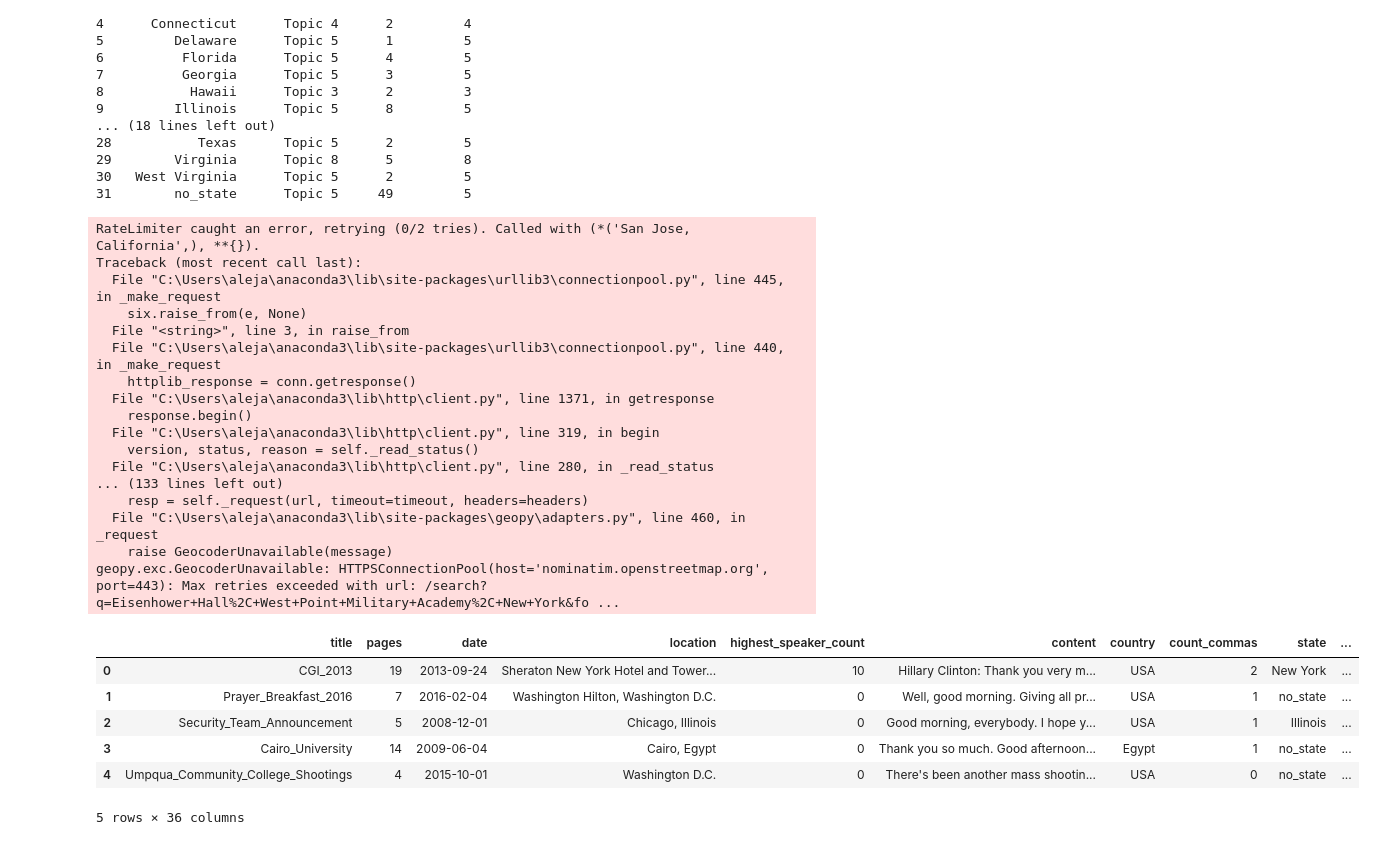
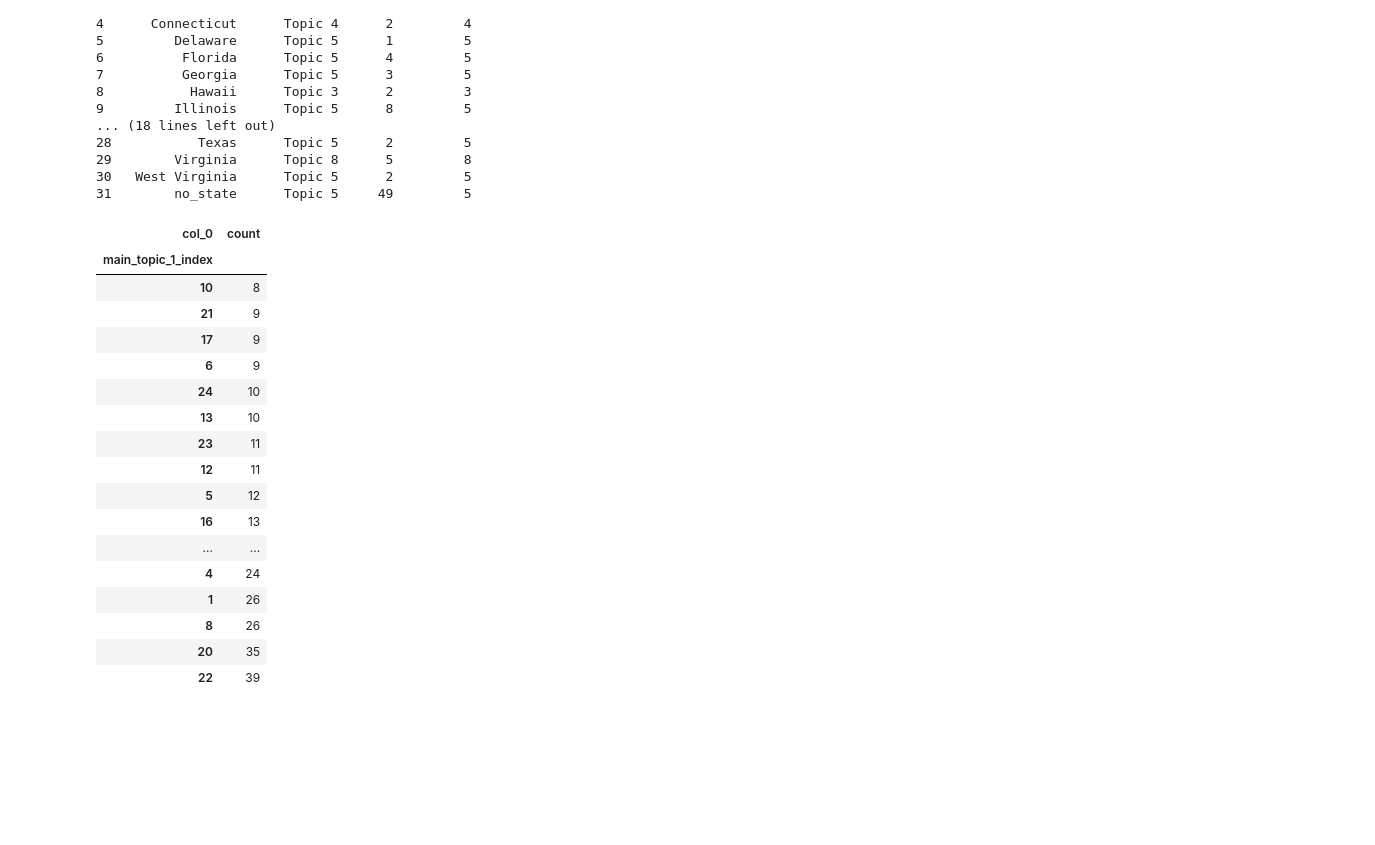
Before and after one commit to jfsalcedo10/mda-kuwait, a Jupyter notebook: components/notebooks/Visualization Topic Classification.ipynb, the cells around one changed output. Saved outputs shown, nothing was run; the diff lists cells and outputs as text; code cells hidden in the pictures; blank space fills up the shorter version.

```diff
--- a/components/notebooks/Visualization Topic Classification.ipynb
+++ b/components/notebooks/Visualization Topic Classification.ipynb
@@ -9,4 +9,4 @@ import matplotlib.pyplot as plt
 import seaborn as sns
 # %%
 project_path = Path().resolve().parent
-csv_path = project_path / "sentiment_analysis"
+csv_path = project_path /"data"
@@ -18,4 +16,6 @@ Topic by LDA
 # Open in pandas the table with the topic LDA
 df_lda = pd.read_csv(csv_path / "topic_lda.csv") #Make sure to update this data
 df_lda.head()
+df_nmf = pd.read_table(csv_path / "topic_classification.txt",sep=',') #Make sure to update this data
+df_nmf.head()
 # %% [output]
@@ -138,40 +146,24 @@ Output
 30   West Virginia      Topic 5      2         5
 31        no_state      Topic 5     49         5
 # %%
-from  geopy.geocoders import Nominatim
-geolocator = Nominatim(user_agent="seorin_kim")
-
-from geopy.extra.rate_limiter import RateLimiter
-geocode = RateLimiter(geolocator.geocode, min_delay_seconds=1)
-
-merged_lda['geo_location'] = merged_lda['location'].apply(geocode)
-
-merged_lda['point'] = merged_lda['geo_location'].apply(lambda loc: tuple(loc.point) if loc else None)
-# Point = (latitude, longitude)
-
-merged_lda.head()
+freq_topic_nmf= pd.crosstab(index=df_nmf['main_topic_1_index'], columns='count').sort_values(by='count')
+freq_topic_nmf
 # %% [output]
-RateLimiter caught an error, retrying (0/2 tries). Called with (*('San Jose, California',), **{}).
-Traceback (most recent call last):
-  File "C:\Users\aleja\anaconda3\lib\site-packages\urllib3\connectionpool.py", line 445, in _make_request
-    six.raise_from(e, None)
-  File "<string>", line 3, in raise_from
-  File "C:\Users\aleja\anaconda3\lib\site-packages\urllib3\connectionpool.py", line 440, in _make_request
-    httplib_response = conn.getresponse()
-  File "C:\Users\aleja\anaconda3\lib\http\client.py", line 1371, in getresponse
-    response.begin()
-  File "C:\Users\aleja\anaconda3\lib\http\client.py", line 319, in begin
-    version, status, reason = self._read_status()
-  File "C:\Users\aleja\anaconda3\lib\http\client.py", line 280, in _read_status
-... (133 lines left out)
-    resp = self._request(url, timeout=timeout, headers=headers)
-  File "C:\Users\aleja\anaconda3\lib\site-packages\geopy\adapters.py", line 460, in _request
-    raise GeocoderUnavailable(message)
-geopy.exc.GeocoderUnavailable: HTTPSConnectionPool(host='nominatim.openstreetmap.org', port=443): Max retries exceeded with url: /search?q=Eisenhower+Hall%2C+West+Point+Military+Academy%2C+New+York&fo ...
-|  | title | pages | date | location | highest_speaker_count | content | country | count_commas | state | ... |
-| 0 | CGI_2013 | 19 | 2013-09-24 | Sheraton New York Hotel and Tower... | 10 | Hillary Clinton: Thank you very m... | USA | 2 | New York | ... |
-| 1 | Prayer_Breakfast_2016 | 7 | 2016-02-04 | Washington Hilton, Washington D.C. | 0 | Well, good morning. Giving all pr... | USA | 1 | no_state | ... |
-| 2 | Security_Team_Announcement | 5 | 2008-12-01 | Chicago, Illinois | 0 | Good morning, everybody. I hope y... | USA | 1 | Illinois | ... |
-| 3 | Cairo_University | 14 | 2009-06-04 | Cairo, Egypt | 0 | Thank you so much. Good afternoon... | Egypt | 1 | no_state | ... |
-| 4 | Umpqua_Community_College_Shootings | 4 | 2015-10-01 | Washington D.C. | 0 | There's been another mass shootin... | USA | 0 | no_state | ... |
+| col_0 | count |
+| main_topic_1_index |  |
+| 10 | 8 |
+| 21 | 9 |
+| 17 | 9 |
+| 6 | 9 |
+| 24 | 10 |
+| 13 | 10 |
+| 23 | 11 |
+| 12 | 11 |
+| 5 | 12 |
+| 16 | 13 |
+| ... | ... |
+| 4 | 24 |
+| 1 | 26 |
+| 8 | 26 |
+| 20 | 35 |
+| 22 | 39 |
-5 rows × 36 columns
```
Also changed, not shown: parts of 5 cells of this notebook, 1 other file.
